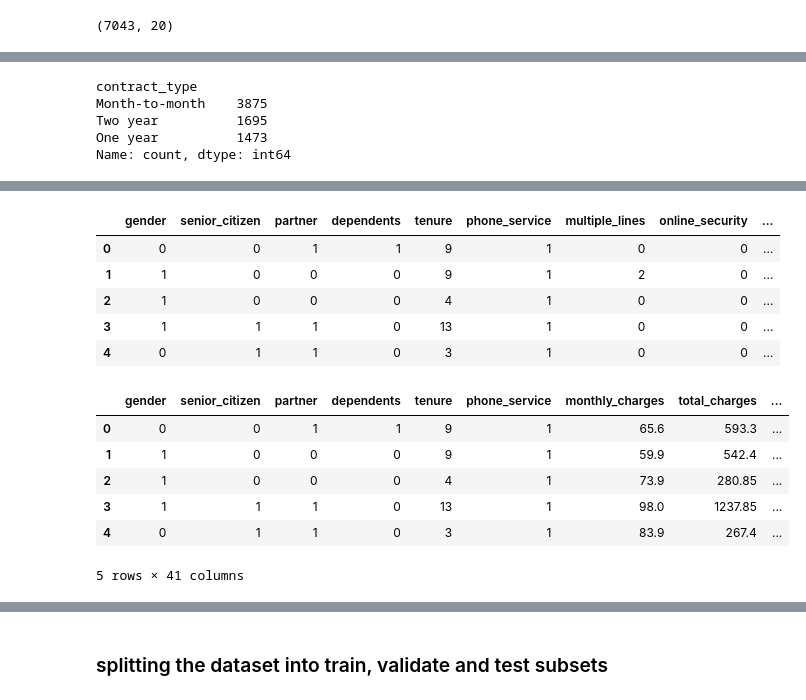
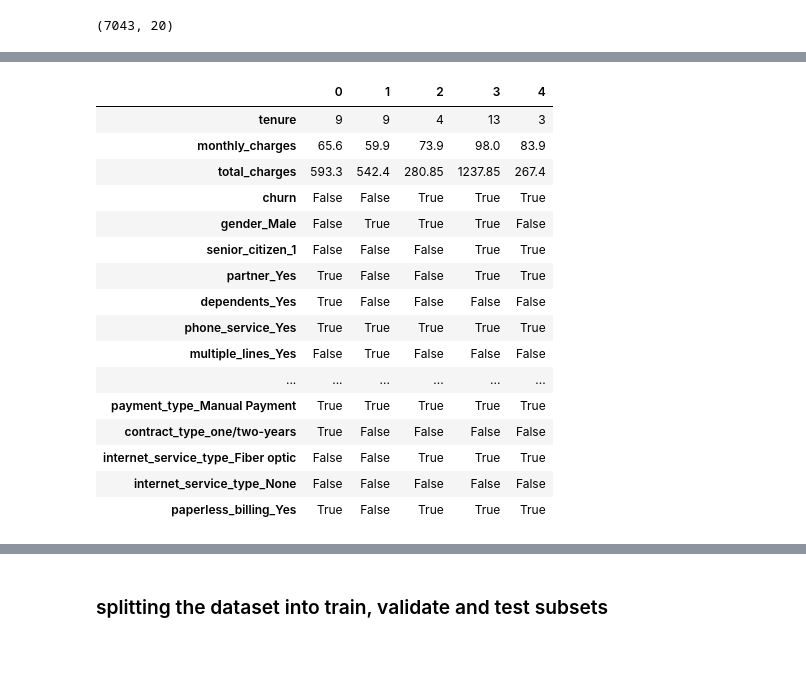
Before and after one commit to TheodoreQuansah/Telco_churn_classification_project, a Jupyter notebook: Telco_churn_scrap.ipynb, the cells around one changed output, grey strips where cells are left out. Saved outputs shown, nothing was run; the diff lists cells and outputs as text; code cells hidden in the pictures; blank space fills up the shorter version.

```diff
--- a/Telco_churn_scrap.ipynb
+++ b/Telco_churn_scrap.ipynb
@@ -196 +216,15 @@ telco_df[(telco_df.total_charges == 0)]
+# %%
+#grouping all the value counts in payment type into manual and electronic payments
+
+telco_df.loc[telco_df['payment_type'].str.contains('automatic', case=False), 'payment_type'] = 'Automatic Payment'
+telco_df.loc[telco_df['payment_type'].str.contains('check', case=False), 'payment_type'] = 'Manual Payment'
+# %%
+#grouping all the value counts in contract type into monthly and yearly contracts
+
+telco_df.loc[telco_df['contract_type'].str.contains('year', case=False), 'contract_type'] = 'one/two-years'
+# %%
+#changing all the values in churn to boolean
+
+telco_df['churn'] = telco_df['churn'].replace('Yes', True)
+telco_df['churn'] = telco_df['churn'].replace('No', False)
 # %%
@@ -198,11 +239,3 @@ telco_df[(telco_df.total_charges == 0)]
-# %%
-telco_df.contract_type.value_counts()
-# %% [output]
-contract_type
-Month-to-month    3875
-Two year          1695
-One year          1473
-Name: count, dtype: int64
 # %%
 #checking all object types in the dataset
 
@@ -256,26 +283,25 @@ categorical_columns = ['gender', 'partner', 'dependents', 'phone_service', 'mult
-# %%
-telco_df = encode_categorical_columns(telco_df, categorical_columns)
-telco_df.head()
-# %% [output]
-|  | gender | senior_citizen | partner | dependents | tenure | phone_service | multiple_lines | online_security | ... |
-| 0 | 0 | 0 | 1 | 1 | 9 | 1 | 0 | 0 | ... |
-| 1 | 1 | 0 | 0 | 0 | 9 | 1 | 2 | 0 | ... |
-| 2 | 1 | 0 | 0 | 0 | 4 | 1 | 0 | 0 | ... |
-| 3 | 1 | 1 | 1 | 0 | 13 | 1 | 0 | 0 | ... |
-| 4 | 0 | 1 | 1 | 0 | 3 | 1 | 0 | 0 | ... |
 # %%
-#encoding multi-categorical columns
+#one-hot encoding categorical culomns with get dummies
 
-telco_df = pd.get_dummies(telco_df, columns =  ['multiple_lines', 'online_security', 'online_backup',
+telco_df = pd.get_dummies(telco_df, columns =  ['gender', 'senior_citizen', 'partner', 'dependents', 'phone_service', 'multiple_lines', 'online_security', 'online_backup',
                                      'device_protection', 'tech_support', 'streaming_tv', 'streaming_movies',
-                                     'payment_type', 'contract_type', 'internet_service_type'])
-telco_df = pd.get_dummies(telco_df, columns = ['paperless_billing'], drop_first = True)
-telco_df.head()
+                                     'payment_type', 'contract_type', 'internet_service_type', 'paperless_billing'], drop_first = True)
+telco_df.head().T
 # %% [output]
-|  | gender | senior_citizen | partner | dependents | tenure | phone_service | monthly_charges | total_charges | ... |
-| 0 | 0 | 0 | 1 | 1 | 9 | 1 | 65.6 | 593.3 | ... |
-| 1 | 1 | 0 | 0 | 0 | 9 | 1 | 59.9 | 542.4 | ... |
-| 2 | 1 | 0 | 0 | 0 | 4 | 1 | 73.9 | 280.85 | ... |
-| 3 | 1 | 1 | 1 | 0 | 13 | 1 | 98.0 | 1237.85 | ... |
-| 4 | 0 | 1 | 1 | 0 | 3 | 1 | 83.9 | 267.4 | ... |
+|  | 0 | 1 | 2 | 3 | 4 |
+| tenure | 9 | 9 | 4 | 13 | 3 |
+| monthly_charges | 65.6 | 59.9 | 73.9 | 98.0 | 83.9 |
+| total_charges | 593.3 | 542.4 | 280.85 | 1237.85 | 267.4 |
+| churn | False | False | True | True | True |
+| gender_Male | False | True | True | True | False |
+| senior_citizen_1 | False | False | False | True | True |
+| partner_Yes | True | False | False | True | True |
+| dependents_Yes | True | False | False | False | False |
+| phone_service_Yes | True | True | True | True | True |
+| multiple_lines_Yes | False | True | False | False | False |
+| ... | ... | ... | ... | ... | ... |
+| payment_type_Manual Payment | True | True | True | True | True |
+| contract_type_one/two-years | True | False | False | False | False |
+| internet_service_type_Fiber optic | False | False | True | True | True |
+| internet_service_type_None | False | False | False | False | False |
+| paperless_billing_Yes | True | False | True | True | True |
-5 rows × 41 columns
```
Also changed, not shown: parts of 97 cells of this notebook.
